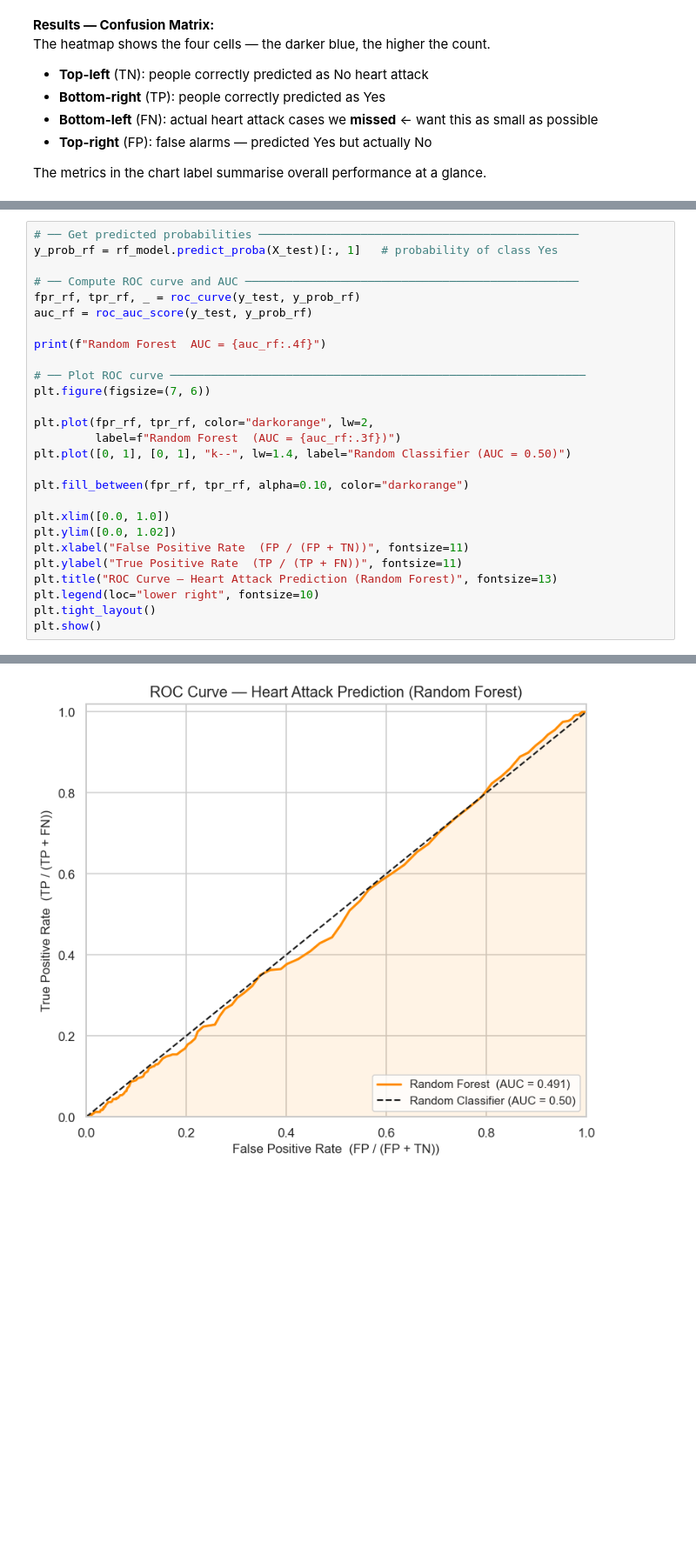
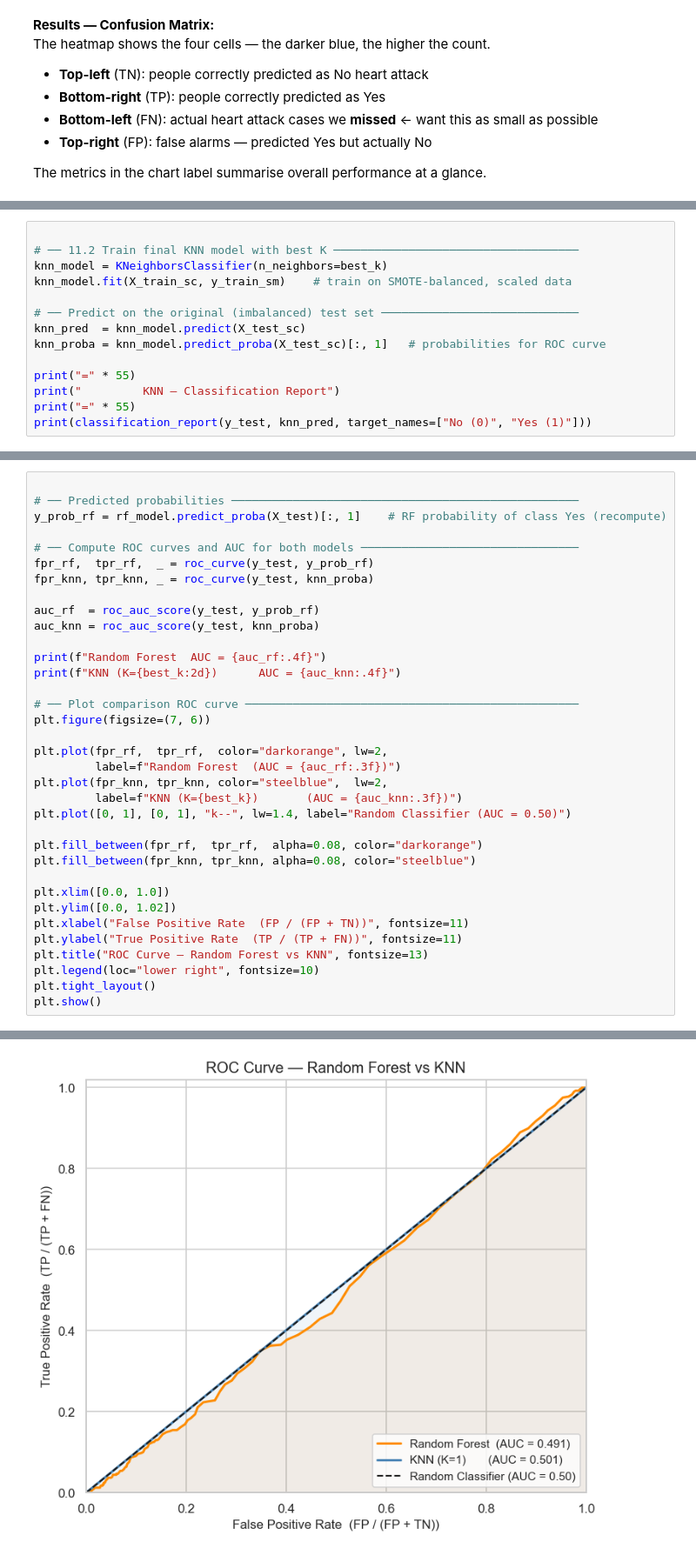
Before and after one commit to malanchanukaherath/ML-Projects, a Jupyter notebook: heart_attack_prediction.ipynb, the cells around one changed output, grey strips where cells are left out. Shown at 87% size. Drawn from its saved outputs; the diff is of its cells as text; blank space fills up the shorter version.

```diff
--- a/heart_attack_prediction.ipynb
+++ b/heart_attack_prediction.ipynb
@@ -604,0 +642,14 @@ The metrics in the chart label summarise overall performance at a glance.
+# %%
+
+# ── 11.2 Train final KNN model with best K ────────────────────────────────────
+knn_model = KNeighborsClassifier(n_neighbors=best_k)
+knn_model.fit(X_train_sc, y_train_sm)    # train on SMOTE-balanced, scaled data
+
+# ── Predict on the original (imbalanced) test set ─────────────────────────────
+knn_pred  = knn_model.predict(X_test_sc)
+knn_proba = knn_model.predict_proba(X_test_sc)[:, 1]   # probabilities for ROC curve
+
+print("=" * 55)
+print("         KNN — Classification Report")
+print("=" * 55)
+print(classification_report(y_test, knn_pred, target_names=["No (0)", "Yes (1)"]))
@@ -627,27 +733,35 @@ AUC evaluates the model **at every possible threshold** — it's a more honest,
 # %%
-# ── Get predicted probabilities ───────────────────────────────────────────────
-y_prob_rf = rf_model.predict_proba(X_test)[:, 1]   # probability of class Yes
 
-# ── Compute ROC curve and AUC ─────────────────────────────────────────────────
-fpr_rf, tpr_rf, _ = roc_curve(y_test, y_prob_rf)
-auc_rf = roc_auc_score(y_test, y_prob_rf)
+# ── Predicted probabilities ───────────────────────────────────────────────────
+y_prob_rf = rf_model.predict_proba(X_test)[:, 1]    # RF probability of class Yes (recompute)
+
+# ── Compute ROC curves and AUC for both models ────────────────────────────────
+fpr_rf,  tpr_rf,  _ = roc_curve(y_test, y_prob_rf)
+fpr_knn, tpr_knn, _ = roc_curve(y_test, knn_proba)
+
+auc_rf  = roc_auc_score(y_test, y_prob_rf)
+auc_knn = roc_auc_score(y_test, knn_proba)
 
 print(f"Random Forest  AUC = {auc_rf:.4f}")
+print(f"KNN (K={best_k:2d})      AUC = {auc_knn:.4f}")
 
-# ── Plot ROC curve ─────────────────────────────────────────────────────────────
+# ── Plot comparison ROC curve ─────────────────────────────────────────────────
 plt.figure(figsize=(7, 6))
 
-plt.plot(fpr_rf, tpr_rf, color="darkorange", lw=2,
+plt.plot(fpr_rf,  tpr_rf,  color="darkorange", lw=2,
          label=f"Random Forest  (AUC = {auc_rf:.3f})")
+plt.plot(fpr_knn, tpr_knn, color="steelblue",  lw=2,
+         label=f"KNN (K={best_k})       (AUC = {auc_knn:.3f})")
 plt.plot([0, 1], [0, 1], "k--", lw=1.4, label="Random Classifier (AUC = 0.50)")
 
-plt.fill_between(fpr_rf, tpr_rf, alpha=0.10, color="darkorange")
+plt.fill_between(fpr_rf,  tpr_rf,  alpha=0.08, color="darkorange")
+plt.fill_between(fpr_knn, tpr_knn, alpha=0.08, color="steelblue")
 
 plt.xlim([0.0, 1.0])
 plt.ylim([0.0, 1.02])
 plt.xlabel("False Positive Rate  (FP / (FP + TN))", fontsize=11)
 plt.ylabel("True Positive Rate  (TP / (TP + FN))", fontsize=11)
-plt.title("ROC Curve — Heart Attack Prediction (Random Forest)", fontsize=13)
+plt.title("ROC Curve — Random Forest vs KNN", fontsize=13)
 plt.legend(loc="lower right", fontsize=10)
 plt.tight_layout()
 plt.show()
@@ -656,2 +771,2 @@ Random Forest  AUC = 0.4913
-[figure, old version]
+[figure, new version]
 # %% [markdown]
```
Also changed, not shown: parts of 23 cells of this notebook.
